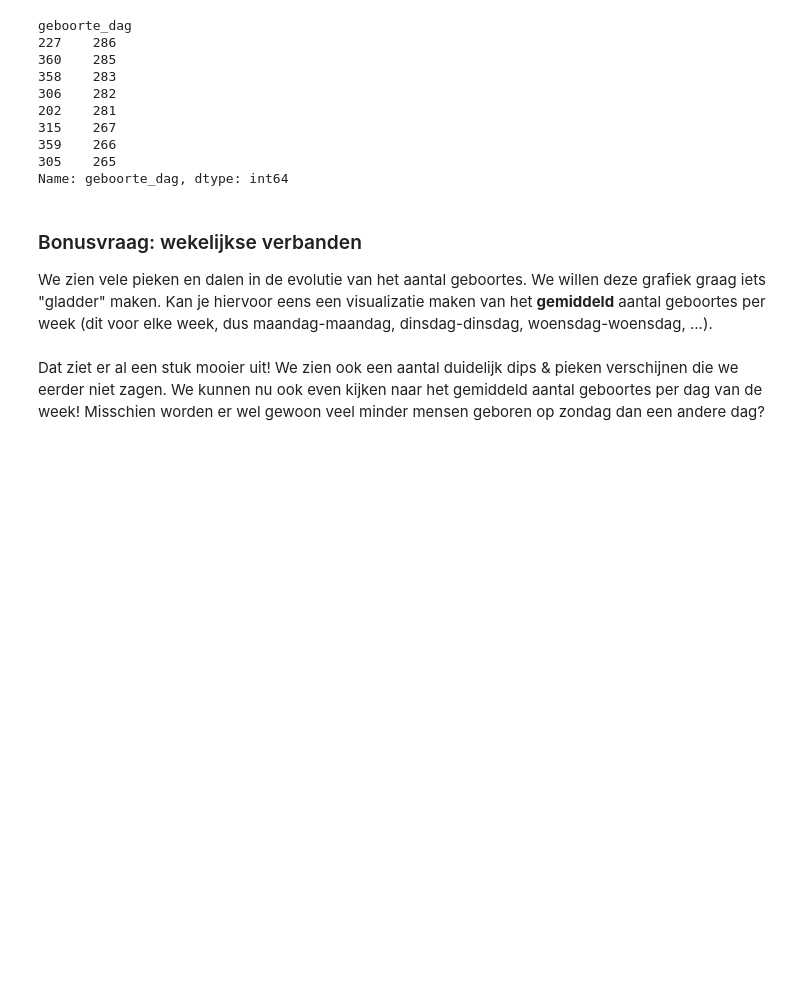
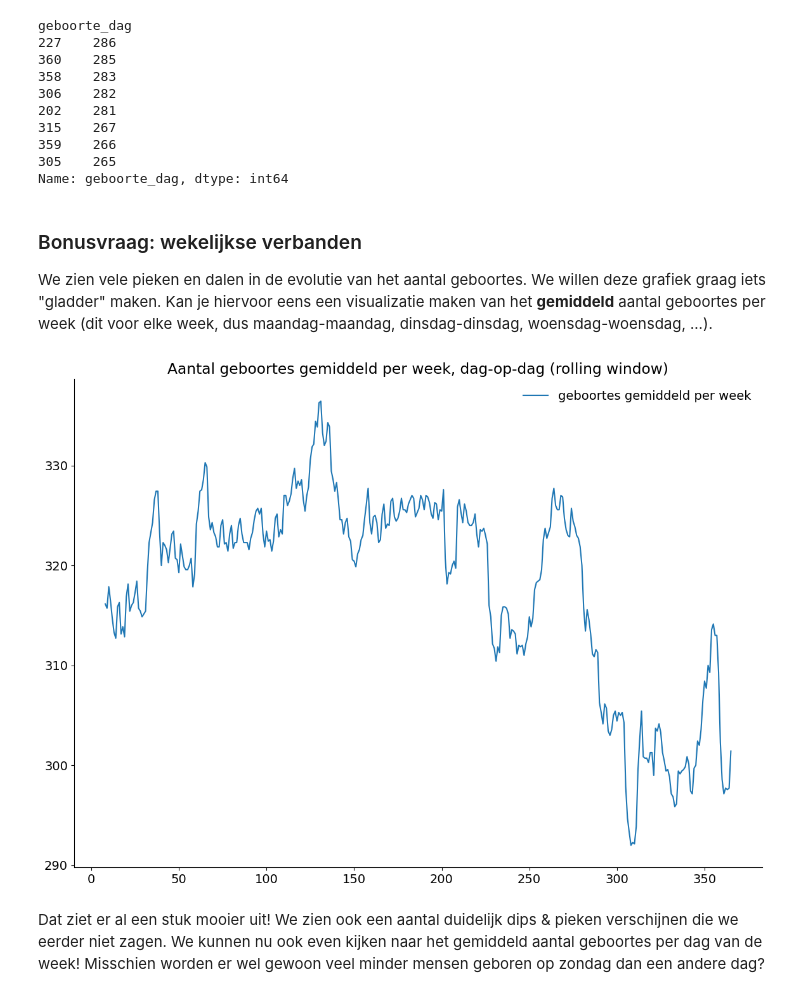
Before and after one commit to timsideanotmine/datascience-examen, a Jupyter notebook: notebooks/examen_deel1-oplossing-afgewerkt.ipynb, the cells around one changed output. Drawn from its saved outputs; the diff is of its cells as text; code cells hidden in the pictures; blank space fills up the shorter version.

Commit message:
1ste bonus graph nog afgewerkt, rolling window, moving average oplossing, was niet begrepen dat dat de vraag was.

```diff
--- a/notebooks/examen_deel1-oplossing-afgewerkt.ipynb
+++ b/notebooks/examen_deel1-oplossing-afgewerkt.ipynb
@@ -256,3 +254,18 @@ We zien vele pieken en dalen in de evolutie van het aantal geboortes. We willen
+# %%
+#  rolling average te berekenen blijkbaar
+df_geboortes_per_dag = df_corrected['geboorte_dag'].groupby(df_corrected['geboorte_dag']).count().sort_index(ascending=True)
+df_geboortes_per_dag_gemiddeld = df_geboortes_per_dag.rolling(window=7).mean()
+
+fig, ax = plt.subplots()
+ax.plot(df_geboortes_per_dag_gemiddeld, label='geboortes gemiddeld per week')
+plt.title('Aantal geboortes gemiddeld per week, dag-op-dag (rolling window)')
+plt.legend()
+plt.show()
+
+del df_geboortes_per_dag
+del df_geboortes_per_dag_gemiddeld
+# %% [output]
+[figure, added]
 # %% [markdown]
 Dat ziet er al een stuk mooier uit!  We zien ook een aantal duidelijk dips & pieken verschijnen die we eerder niet zagen. We kunnen nu ook even kijken naar het gemiddeld aantal geboortes per dag van de week! Misschien worden er wel gewoon veel minder mensen geboren op zondag dan een andere dag?
 # %%
```
Also changed, not shown: parts of 2 cells of this notebook, 1 other file.
